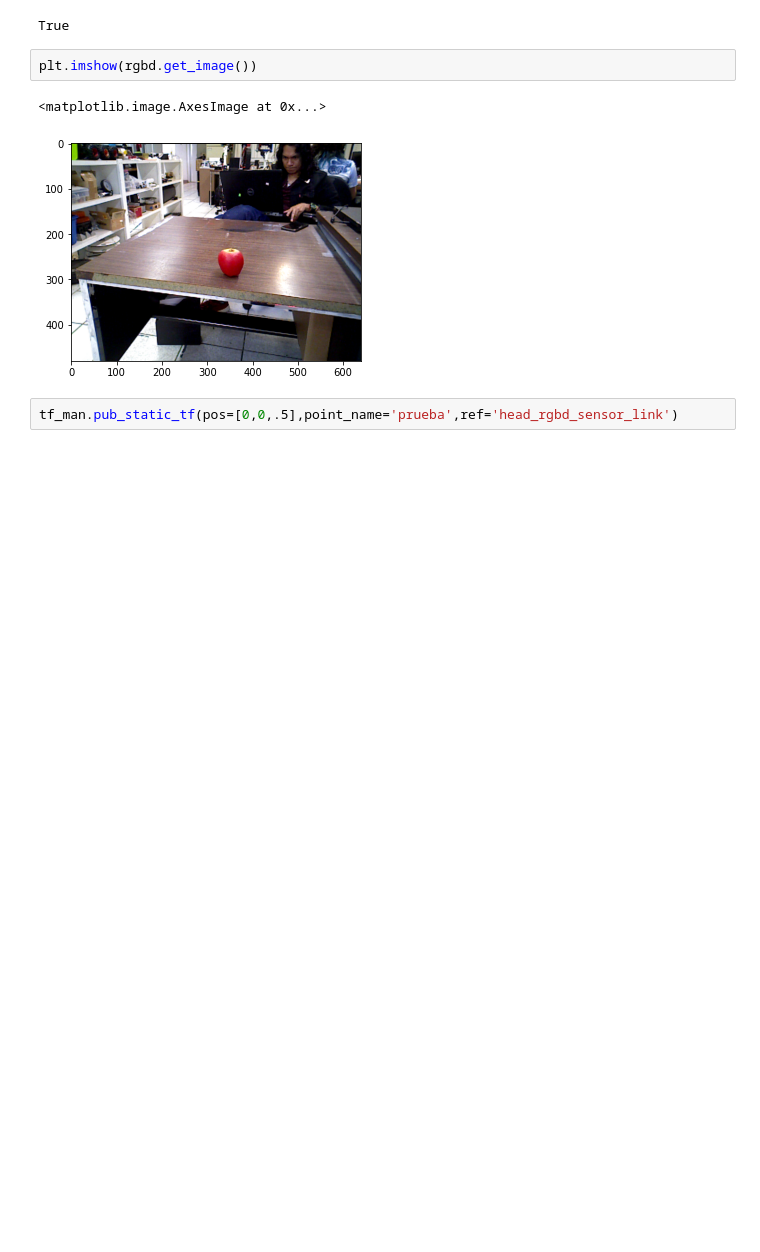
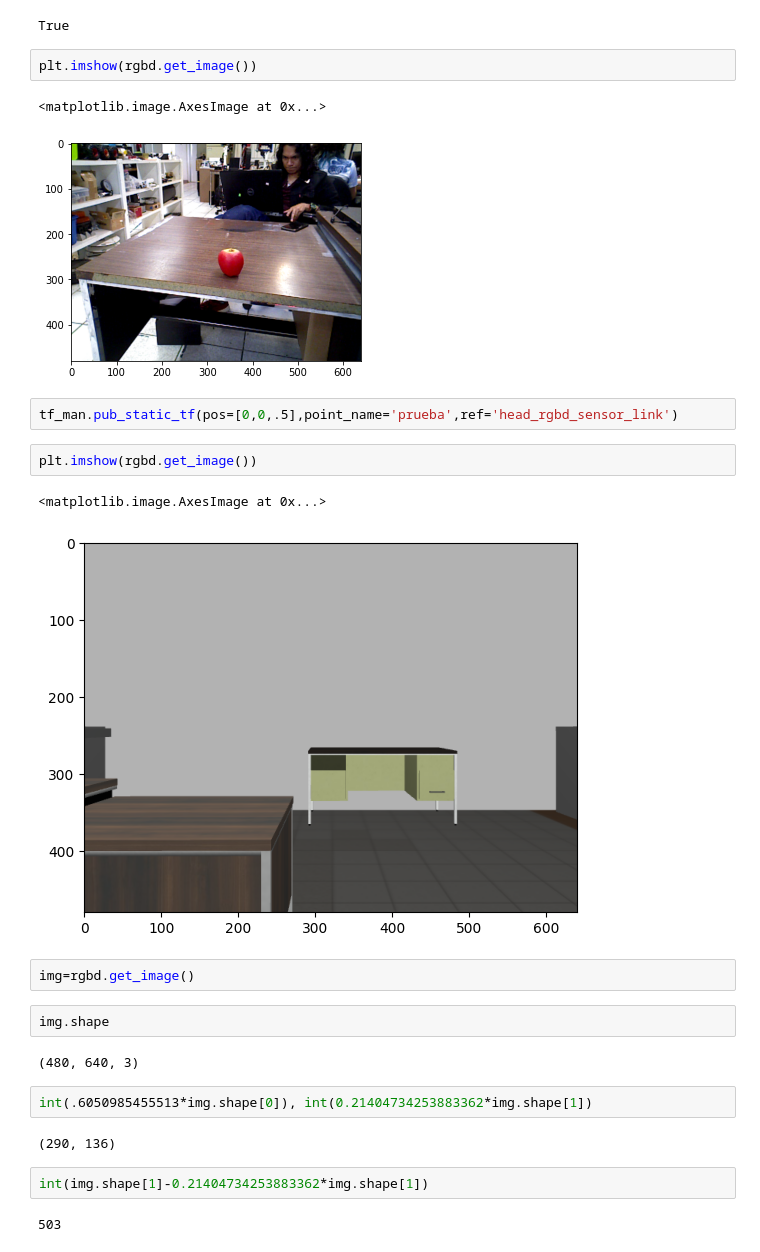
Before and after one commit to takeshi-pumas/catkin_extras, a Jupyter notebook: src/task/scripts/SMACH-ish-Grasp-yolo-adj.ipynb, the cells around one changed output. Saved outputs shown, nothing was run; the diff lists cells and outputs as text; blank space fills up the shorter version.

```diff
--- a/src/task/scripts/SMACH-ish-Grasp-yolo-adj.ipynb
+++ b/src/task/scripts/SMACH-ish-Grasp-yolo-adj.ipynb
@@ -636,3 +632,22 @@ plt.imshow(rgbd.get_image())
 [figure]
 # %%
 tf_man.pub_static_tf(pos=[0,0,.5],point_name='prueba',ref='head_rgbd_sensor_link')
+# %%
+plt.imshow(rgbd.get_image())
+# %% [output]
+<matplotlib.image.AxesImage at 0x...>
+[figure, added]
+# %%
+img=rgbd.get_image()
+# %%
+img.shape
+# %% [output]
+(480, 640, 3)
+# %%
+int(.6050985455513*img.shape[0]), int(0.21404734253883362*img.shape[1])
+# %% [output]
+(290, 136)
+# %%
+int(img.shape[1]-0.21404734253883362*img.shape[1])
+# %% [output]
+503
```
Also changed, not shown: parts of 11 cells of this notebook, 2 other files.
